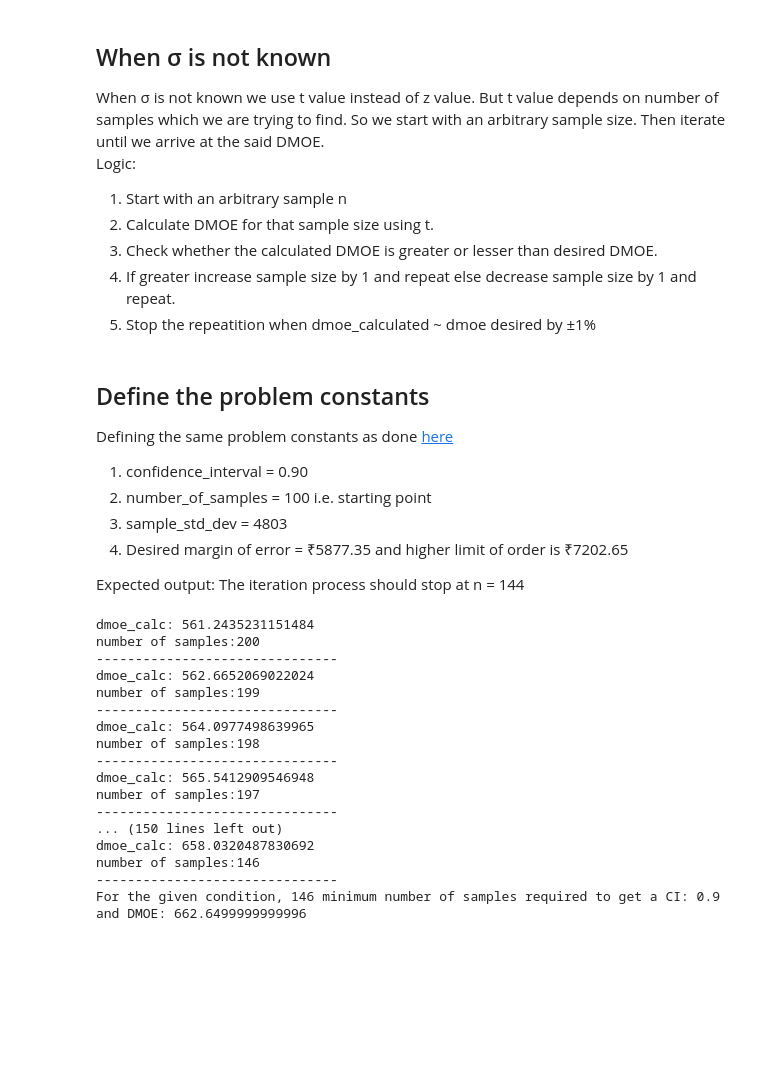
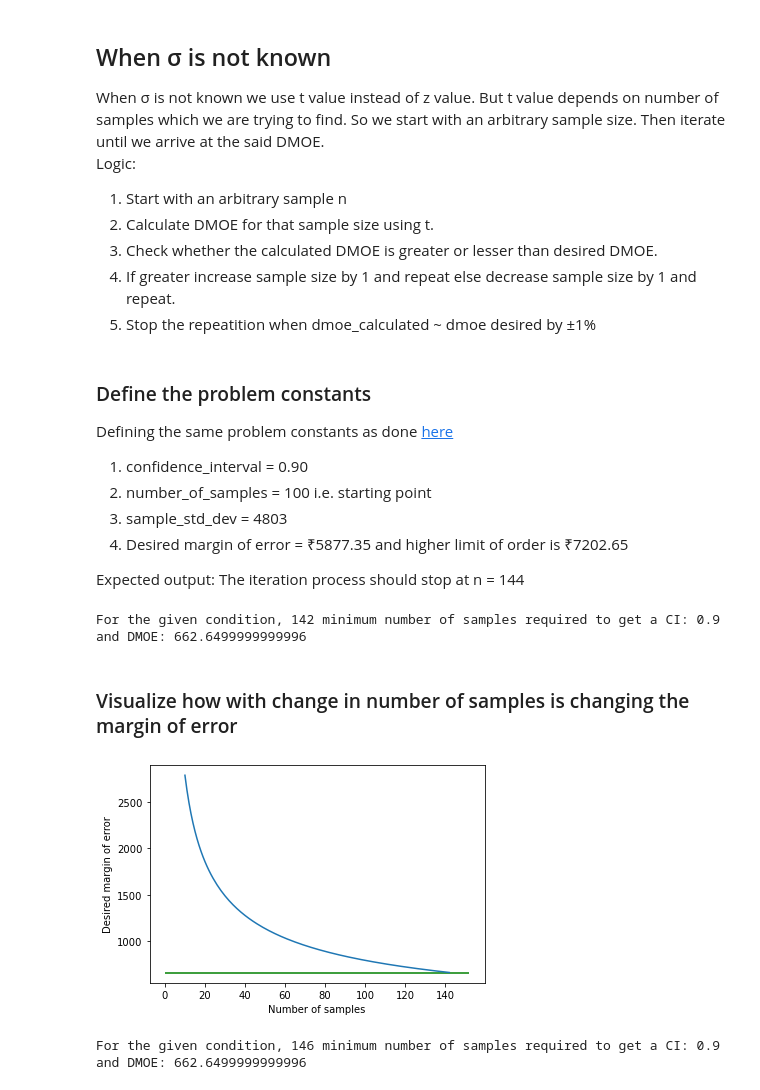
Before and after one commit to sandipto-sanyal/ampba, a Jupyter notebook: statistical analysis/codes and excel files/Campaign at SariSagar.ipynb, the cells around one changed output. Drawn from its saved outputs; the diff is of its cells as text; code cells hidden in the pictures; blank space fills up the shorter version.

Commit message:
Graph

```diff
--- a/statistical analysis/codes and excel files/Campaign at SariSagar.ipynb
+++ b/statistical analysis/codes and excel files/Campaign at SariSagar.ipynb
@@ -470,7 +473,7 @@ def iterate_over_sample_sizes(n: int,
                                   dmoe
                                  )
 # %% [markdown]
-## Define the problem constants
+### Define the problem constants
 Defining the same problem constants as done [here](#t_dist)
 1. confidence_interval = 0.90
 1. number_of_samples = 100 i.e. starting point
@@ -480,29 +483,39 @@ Defining the same problem constants as done [here](#t_dist)
 Expected output: The iteration process should stop at n = 144
 # %%
 confidence_interval = 0.90
-number_of_samples = 200 # pilot sample
+number_of_samples = 10 # pilot sample
 sample_std_dev = 4803
 dmoe = (7202.65-5877.35)/2
+d = []
+n_samples = []
 min_number_of_samples = iterate_over_sample_sizes(n=number_of_samples,
                                                   confidence_interval=confidence_interval,
                                                   sample_std_dev=sample_std_dev,
                                                   dmoe=dmoe
                                                  )
 # %% [output]
-dmoe_calc: 561.2435231151484
-number of samples:200
--------------------------------
-dmoe_calc: 562.6652069022024
-number of samples:199
--------------------------------
-dmoe_calc: 564.0977498639965
-number of samples:198
--------------------------------
-dmoe_calc: 565.5412909546948
-number of samples:197
--------------------------------
-... (150 lines left out)
-dmoe_calc: 658.0320487830692
-number of samples:146
--------------------------------
-For the given condition, 146 minimum number of samples required to get a CI: 0.9 and DMOE: 662.6499999999996
+For the given condition, 142 minimum number of samples required to get a CI: 0.9 and DMOE: 662.6499999999996
+# %% [markdown]
+### Visualize how with change in number of samples is changing the margin of error
+# %%
+plt.plot(n_samples,d,'-')
+plt.hlines(y=dmoe,xmin=0,xmax=max(n_samples)+10,colors='green')
+plt.xlabel('Number of samples')
+plt.ylabel('Desired margin of error')
+plt.draw()
+# %% [output]
+[figure, added]
+# %%
+confidence_interval = 0.90
+number_of_samples = 350 # pilot sample
+sample_std_dev = 4803
+dmoe = (7202.65-5877.35)/2
+d = []
+n_samples = []
+min_number_of_samples = iterate_over_sample_sizes(n=number_of_samples,
+                                                  confidence_interval=confidence_interval,
+                                                  sample_std_dev=sample_std_dev,
+                                                  dmoe=dmoe
+                                                 )
+# %% [output]
+For the given condition, 146 minimum number of samples required to get a CI: 0.9 and DMOE: 662.6499999999996
```
Also changed, not shown: parts of 3 cells of this notebook.
